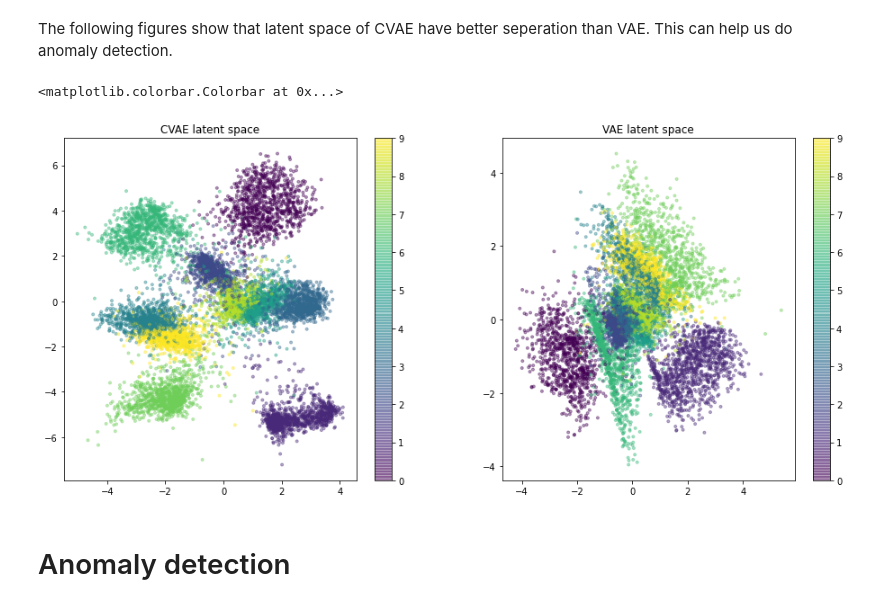
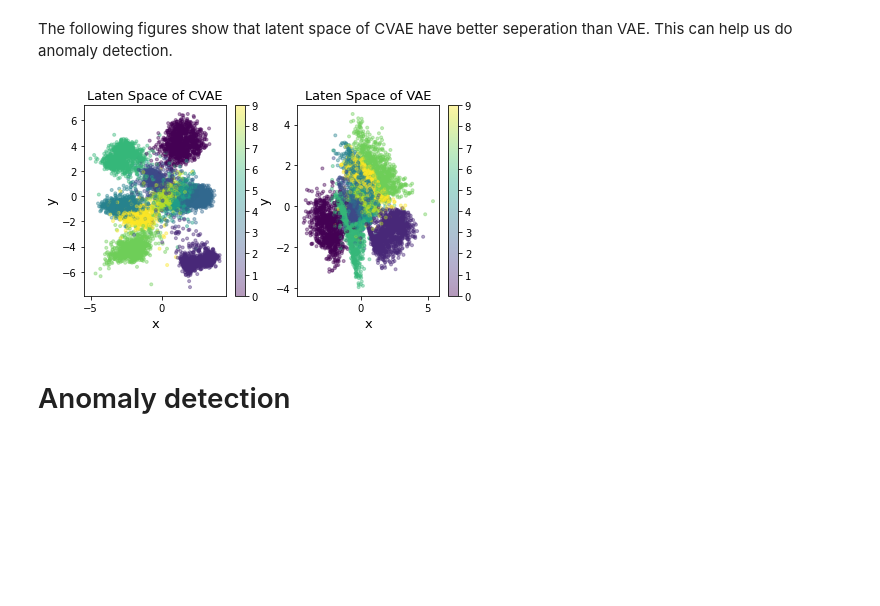
Before and after one commit to teokem/project-work-2021-DonglinLiu, a Jupyter notebook: Anomaly detection by CVAEs.ipynb, the cells around one changed output. Cells and saved outputs as stored; diff of their text form; code cells hidden in the pictures; blank space fills up the shorter version.

```diff
--- a/Anomaly detection by CVAEs.ipynb
+++ b/Anomaly detection by CVAEs.ipynb
@@ -142,11 +144,14 @@ NameError: name 'batch_size' is not defined
 # %% [markdown]
 Load $\mu$ and plot it based on different classes
 # %%
-# vae_z = encoder.predict(x_test, batch_size=100)
-# np.savetxt('vae_z.txt',np.c_[vae_z,Y_test],fmt='%.3e',delimiter=",",header='x,y,label',comments='')
-vae_z = pd.read_csv('vae_z.txt')
-plt.figure(figsize=(6, 6))
+vae_z = pd.read_csv('./data/vae_z.csv')
+cm = 1/2.54
+plt.figure(figsize=(8.9*cm, 8.9*cm))
 plt.scatter(vae_z['x'], vae_z['y'], c=vae_z['label'], alpha=.4, s=3**2, cmap='viridis')
 plt.colorbar()
+plt.xlabel('x',fontsize=13)
+plt.ylabel('y',fontsize=13)
+plt.title('Laten Space of VAE', fontsize=18)
+plt.savefig('./figure/VAE_Latent_Space.png')
 plt.show()
 # %% [output]
@@ -293,23 +302,26 @@ Epoch 50/50
 # %% [markdown]
 The following figures show that latent space of CVAE have better seperation than VAE. This can help us do anomaly detection.
 # %%
-# cvae_z = encoder.predict([x_test,y_test], batch_size=100)
-# np.savetxt('cvae_z.txt',np.c_[cvae_z,Y_test],fmt='%.3e',delimiter=",",header='x,y,label',comments='')
-vae_z = pd.read_csv('vae_z.txt')
-cvae_z = pd.read_csv('cvae_z.txt')
+vae_z = pd.read_csv('./data/vae_z.csv')
+cvae_z = pd.read_csv('./data/cvae_z.csv')
 
-fig, ax = plt.subplots(1,2,figsize=(16,7))
+fig, ax = plt.subplots(1,2,figsize=(2*8.9*cm, 8.9*cm))
 ax_0 = ax[0].scatter(cvae_z['x'], cvae_z['y'], c=cvae_z['label'], alpha=.4, s=3**2, cmap='viridis')
-ax[0].set_title("CVAE latent space")
+ax[0].set_title("Laten Space of CVAE", fontsize=13)
+ax[0].set_xlabel('x',fontsize=13)
+ax[0].set_ylabel('y',fontsize=13)
 fig.colorbar(ax_0, ax=ax[0])
 
 ax_1 = ax[1].scatter(vae_z['x'], vae_z['y'], c=vae_z['label'], alpha=.4, s=3**2, cmap='viridis')
-ax[1].set_title("VAE latent space")
+ax[1].set_title("Laten Space of VAE", fontsize=13)
+ax[1].set_xlabel('x',fontsize=13)
+ax[1].set_ylabel('y',fontsize=13)
 fig.colorbar(ax_0, ax=ax[1])
-# fig.show()
+
+plt.savefig('./figure/VAE_CVAE_Latent_Space.png')
+fig.show()
 # %% [output]
-<matplotlib.colorbar.Colorbar at 0x...>
-[figure, old version]
+[figure, new version]
 # %% [markdown]
 # Anomaly detection
 # %% [markdown]
```
Also changed, not shown: parts of 7 cells of this notebook.
